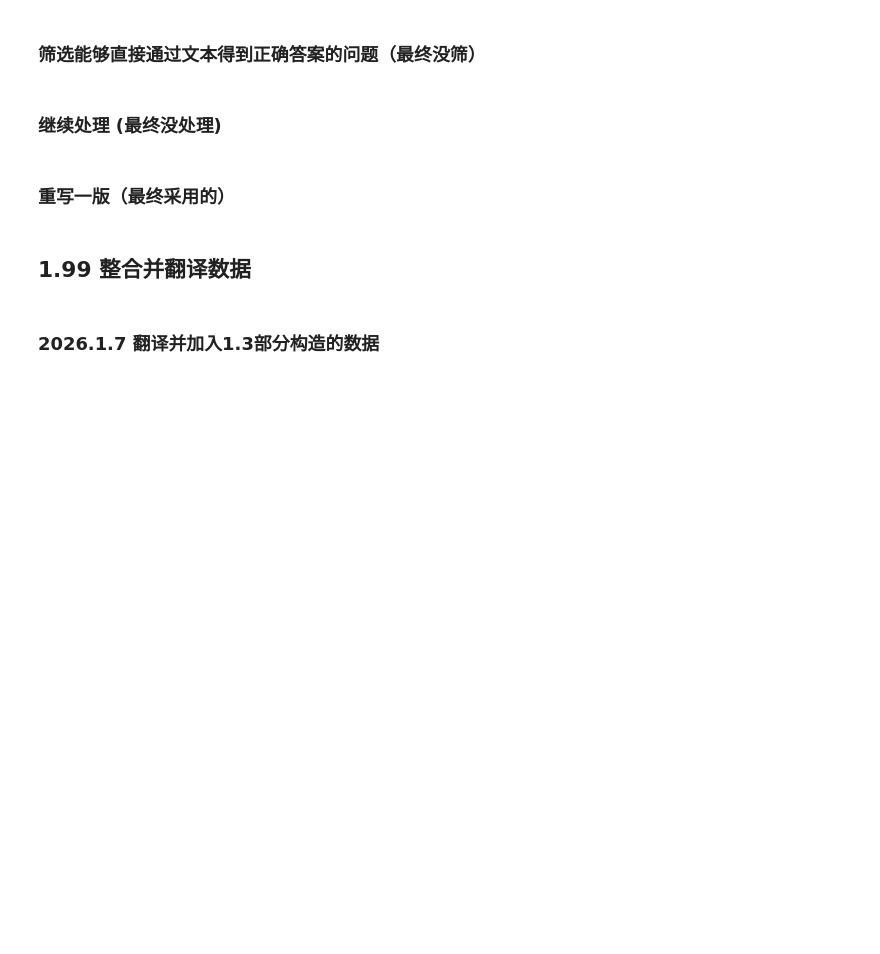
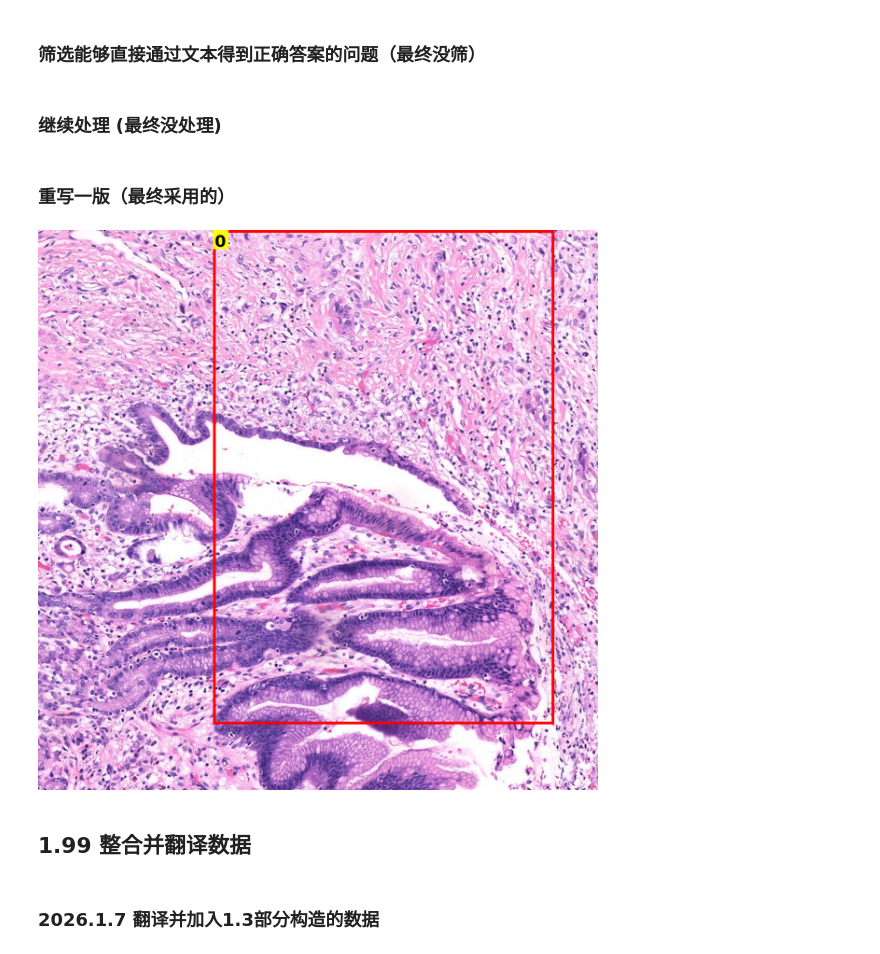
Before and after one commit to zsxm1998/swift-new, a Jupyter notebook: notebooks/10_generate_rsn_bbox_data.ipynb, the cells around one changed output. Saved outputs shown, nothing was run; the diff lists cells and outputs as text; code cells hidden in the pictures; blank space fills up the shorter version.

```diff
--- a/notebooks/10_generate_rsn_bbox_data.ipynb
+++ b/notebooks/10_generate_rsn_bbox_data.ipynb
@@ -2547,10 +2547,12 @@ def visualize_bboxes(image_path, bbox_list, display_size=(400, 400)):
         display(img)
 # %%
 image_path = '/c22073/codes/ms-swift/2024053933-1_2_009216_018432.jpg'
-bbox_str = '<bbox_list><box>143, 301, 792, 525</box></bbox_list>'
-visualize_bboxes(image_path, str_to_bboxes(bbox_str), (400,400))
+bbox_str = '<entity name="腺体结构" id="1"><bbox_list><box>313, 0, 921, 882</box></bbox_list></entity>'
+visualize_bboxes(image_path, str_to_bboxes(bbox_str), (600,600))
 # bbox_str = '<bbox_list><bbox_list><box>429, 145, 746, 395</box><box>685, 786, 841, 935</box><box>796, 350, 928, 479</box></bbox_list></bbox_list>'
 # visualize_bboxes(image_path, str_to_bboxes(bbox_str))
+# %% [output]
+[figure, added]
 # %%
 """
 修改了如下数据id的推理表述：
```
Also changed, not shown: parts of 3 cells of this notebook.
